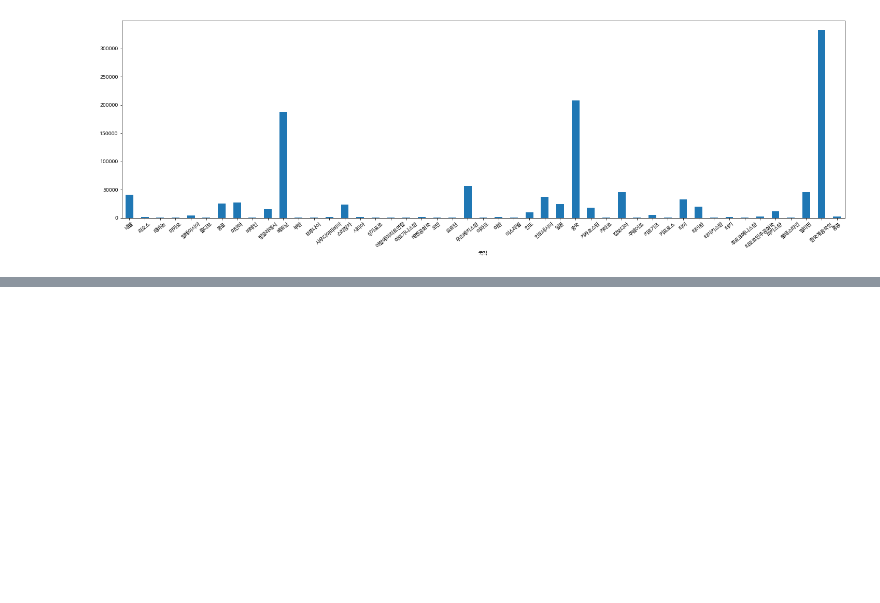
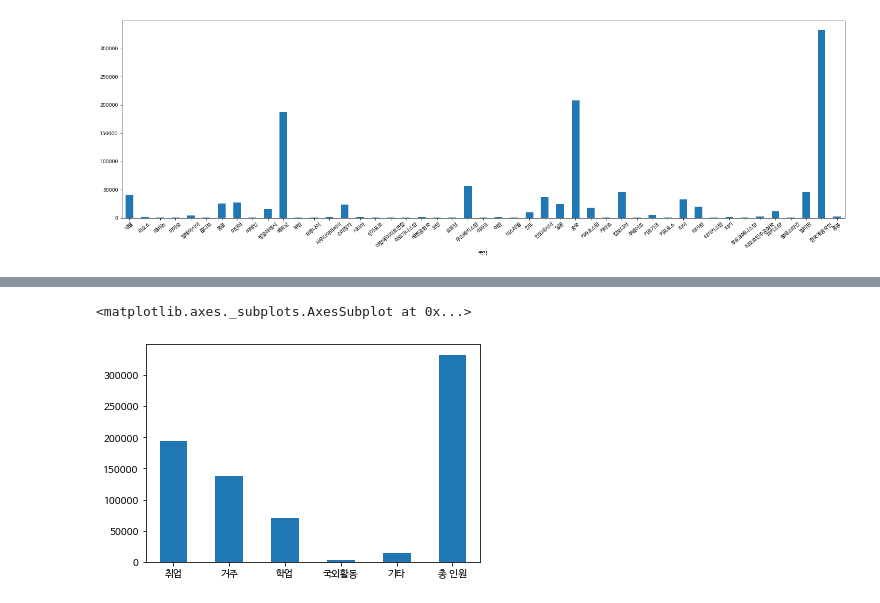
Before and after one commit to SonHyeok/Foreigner-in-korea, a Jupyter notebook: Foreigner.ipynb, the cells around one changed output, grey strips where cells are left out. Saved outputs shown, nothing was run; the diff lists cells and outputs as text; code cells hidden in the pictures; blank space fills up the shorter version.

```diff
--- a/Foreigner.ipynb
+++ b/Foreigner.ipynb
@@ -361,0 +384,6 @@ df_final.loc['아시아주','총 인원'].plot.bar(figsize = (25,7), rot = 40)
+# %%
+df_last.max().plot.bar(rot = 0)
+# 방문 사유중 취업이 가장 많은 범위를 차지함을 알 수 있음.
+# %% [output]
+<matplotlib.axes._subplots.AxesSubplot at 0x...>
+[figure, added]
```
Also changed, not shown: parts of 16 cells of this notebook.
